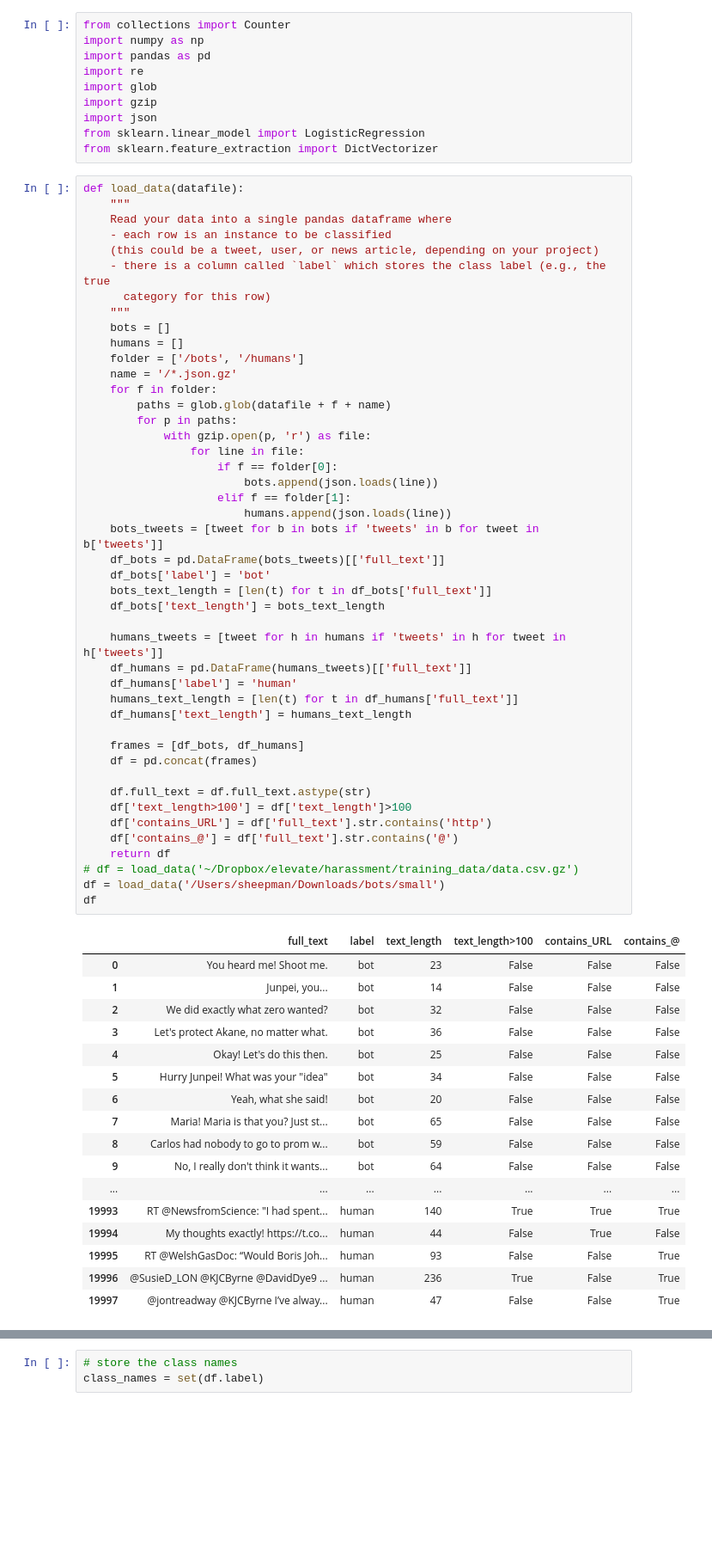
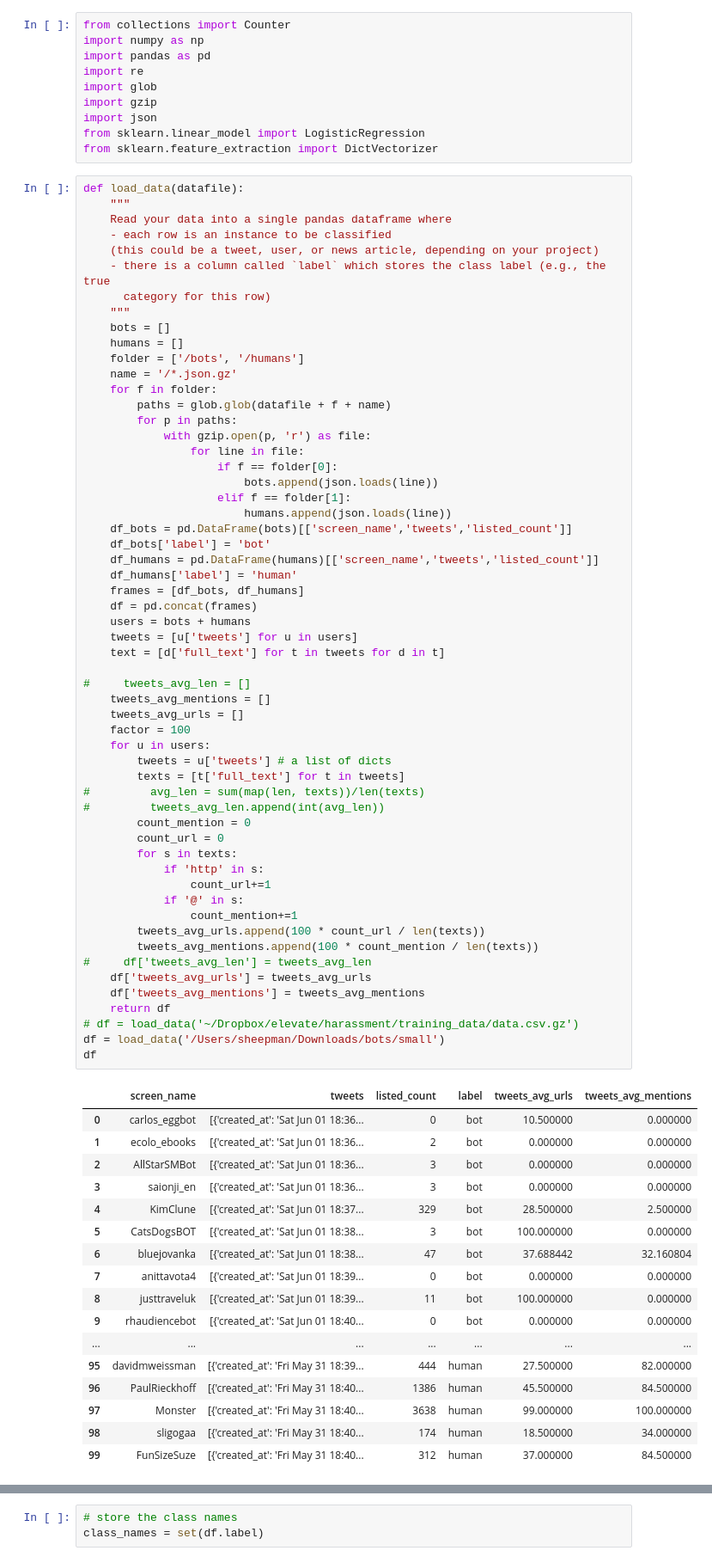
Before and after one commit to tapilab/elevate-osna-bots, a Jupyter notebook: notebooks/W2L1-Deyuan.ipynb, the cells around one changed output, grey strips where cells are left out. Shown: that part at 86% size. Saved outputs shown, nothing was run; the diff lists cells and outputs as text; blank space fills up the shorter version.

Commit message:
revised: remove length feature, add listed_count feature, make one row one user

```diff
--- a/notebooks/W2L1-Deyuan.ipynb
+++ b/notebooks/W2L1-Deyuan.ipynb
@@ -27,61 +27,73 @@ def load_data(datafile):
     """
     Read your data into a single pandas dataframe where
     - each row is an instance to be classified
     (this could be a tweet, user, or news article, depending on your project)
     - there is a column called `label` which stores the class label (e.g., the true
       category for this row)
     """
     bots = []
     humans = []
     folder = ['/bots', '/humans']
     name = '/*.json.gz'
     for f in folder:
         paths = glob.glob(datafile + f + name)
         for p in paths:
             with gzip.open(p, 'r') as file:
                 for line in file:
                     if f == folder[0]:
                         bots.append(json.loads(line))
                     elif f == folder[1]:
                         humans.append(json.loads(line))
-    bots_tweets = [tweet for b in bots if 'tweets' in b for tweet in b['tweets']]
-    df_bots = pd.DataFrame(bots_tweets)[['full_text']]
+    df_bots = pd.DataFrame(bots)[['screen_name','tweets','listed_count']]
     df_bots['label'] = 'bot'
-    bots_text_length = [len(t) for t in df_bots['full_text']]
-    df_bots['text_length'] = bots_text_length
-
-    humans_tweets = [tweet for h in humans if 'tweets' in h for tweet in h['tweets']]
-    df_humans = pd.DataFrame(humans_tweets)[['full_text']]
+    df_humans = pd.DataFrame(humans)[['screen_name','tweets','listed_count']]
     df_humans['label'] = 'human'
-    humans_text_length = [len(t) for t in df_humans['full_text']]
-    df_humans['text_length'] = humans_text_length
-
     frames = [df_bots, df_humans]
     df = pd.concat(frames)
+    users = bots + humans
+    tweets = [u['tweets'] for u in users]
+    text = [d['full_text'] for t in tweets for d in t]
 
-    df.full_text = df.full_text.astype(str)
-    df['text_length>100'] = df['text_length']>100
-    df['contains_URL'] = df['full_text'].str.contains('http')
-    df['contains_@'] = df['full_text'].str.contains('@')
+#     tweets_avg_len = []
+    tweets_avg_mentions = []
+    tweets_avg_urls = []
+    factor = 100
+    for u in users:
+        tweets = u['tweets'] # a list of dicts
+        texts = [t['full_text'] for t in tweets]
+#         avg_len = sum(map(len, texts))/len(texts)
+#         tweets_avg_len.append(int(avg_len))
+        count_mention = 0
+        count_url = 0
+        for s in texts:
+            if 'http' in s:
+                count_url+=1
+            if '@' in s:
+                count_mention+=1
+        tweets_avg_urls.append(100 * count_url / len(texts))
+        tweets_avg_mentions.append(100 * count_mention / len(texts))
+#     df['tweets_avg_len'] = tweets_avg_len
+    df['tweets_avg_urls'] = tweets_avg_urls
+    df['tweets_avg_mentions'] = tweets_avg_mentions
     return df
 # df = load_data('~/Dropbox/elevate/harassment/training_data/data.csv.gz')
 df = load_data('/Users/sheepman/Downloads/bots/small')
 df
 # %% [output]
-|  | full_text | label | text_length | text_length>100 | contains_URL | contains_@ |
-| 0 | You heard me! Shoot me. | bot | 23 | False | False | False |
-| 1 | Junpei, you... | bot | 14 | False | False | False |
-| 2 | We did exactly what zero wanted? | bot | 32 | False | False | False |
-| 3 | Let's protect Akane, no matter what. | bot | 36 | False | False | False |
-| 4 | Okay! Let's do this then. | bot | 25 | False | False | False |
-| 5 | Hurry Junpei! What was your "idea" | bot | 34 | False | False | False |
-| 6 | Yeah, what she said! | bot | 20 | False | False | False |
-| 7 | Maria! Maria is that you? Just st... | bot | 65 | False | False | False |
-| 8 | Carlos had nobody to go to prom w... | bot | 59 | False | False | False |
-| 9 | No, I really don't think it wants... | bot | 64 | False | False | False |
+|  | screen_name | tweets | listed_count | label | tweets_avg_urls | tweets_avg_mentions |
+| 0 | carlos_eggbot | [{'created_at': 'Sat Jun 01 18:36... | 0 | bot | 10.500000 | 0.000000 |
+| 1 | ecolo_ebooks | [{'created_at': 'Sat Jun 01 18:36... | 2 | bot | 0.000000 | 0.000000 |
+| 2 | AllStarSMBot | [{'created_at': 'Sat Jun 01 18:36... | 3 | bot | 0.000000 | 0.000000 |
+| 3 | saionji_en | [{'created_at': 'Sat Jun 01 18:36... | 3 | bot | 0.000000 | 0.000000 |
+| 4 | KimClune | [{'created_at': 'Sat Jun 01 18:37... | 329 | bot | 28.500000 | 2.500000 |
+| 5 | CatsDogsBOT | [{'created_at': 'Sat Jun 01 18:38... | 3 | bot | 100.000000 | 0.000000 |
+| 6 | bluejovanka | [{'created_at': 'Sat Jun 01 18:38... | 47 | bot | 37.688442 | 32.160804 |
+| 7 | anittavota4 | [{'created_at': 'Sat Jun 01 18:39... | 0 | bot | 0.000000 | 0.000000 |
+| 8 | justtraveluk | [{'created_at': 'Sat Jun 01 18:39... | 11 | bot | 100.000000 | 0.000000 |
+| 9 | rhaudiencebot | [{'created_at': 'Sat Jun 01 18:40... | 0 | bot | 0.000000 | 0.000000 |
 | ... | ... | ... | ... | ... | ... | ... |
-| 19993 | RT @NewsfromScience: "I had spent... | human | 140 | True | True | True |
-| 19994 | My thoughts exactly! https://t.co... | human | 44 | False | True | False |
-| 19995 | RT @WelshGasDoc: “Would Boris Joh... | human | 93 | False | False | True |
-| 19996 | @SusieD_LON @KJCByrne @DavidDye9 ... | human | 236 | True | False | True |
-| 19997 | @jontreadway @KJCByrne I’ve alway... | human | 47 | False | False | True |
+| 95 | davidmweissman | [{'created_at': 'Fri May 31 18:39... | 444 | human | 27.500000 | 82.000000 |
+| 96 | PaulRieckhoff | [{'created_at': 'Fri May 31 18:40... | 1386 | human | 45.500000 | 84.500000 |
+| 97 | Monster | [{'created_at': 'Fri May 31 18:40... | 3638 | human | 99.000000 | 100.000000 |
+| 98 | sligogaa | [{'created_at': 'Fri May 31 18:40... | 174 | human | 18.500000 | 34.000000 |
+| 99 | FunSizeSuze | [{'created_at': 'Fri May 31 18:40... | 312 | human | 37.000000 | 84.500000 |
```
Also changed, not shown: parts of 16 cells of this notebook.
